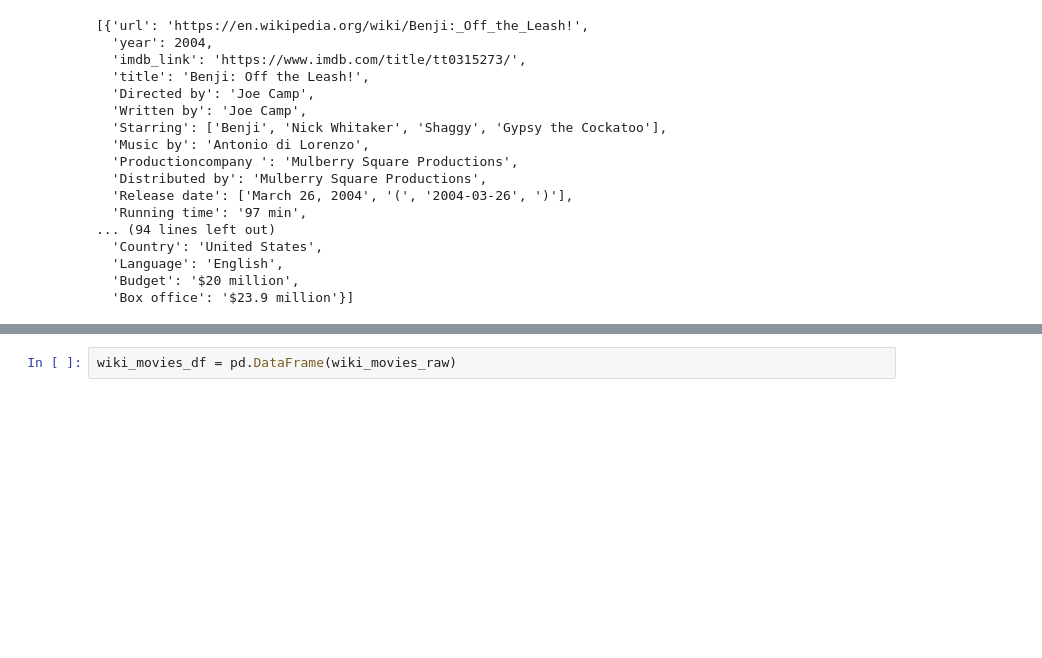
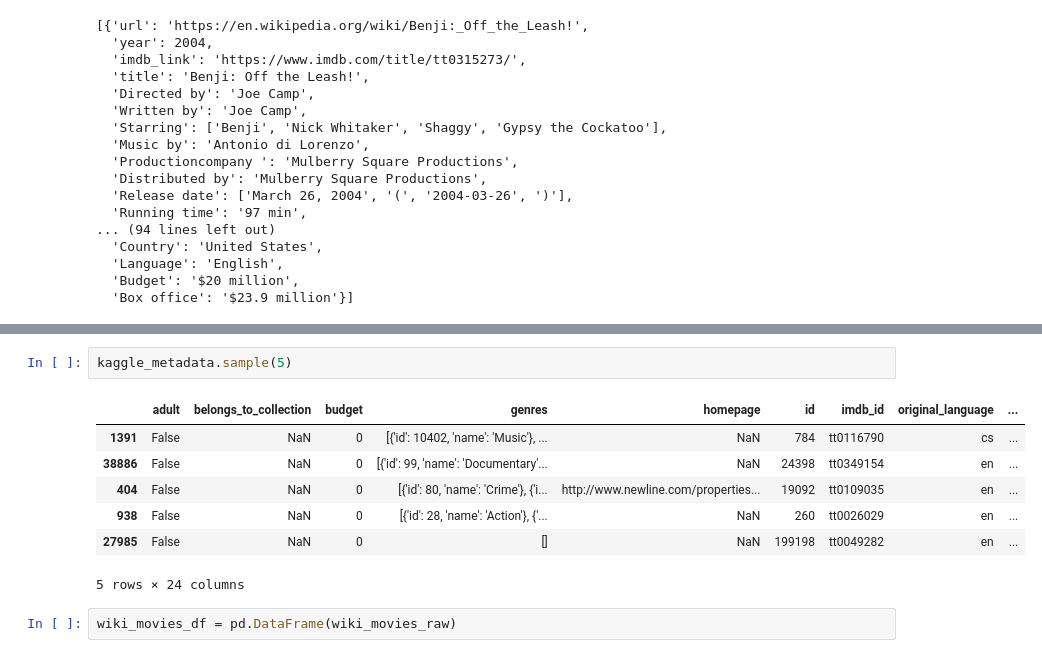
Before and after one commit to KimBro763/Movies-ETL, a Jupyter notebook: wikipedia_movies.ipynb, the cells around one changed output, grey strips where cells are left out. Cells and saved outputs as stored; diff of their text form; blank space fills up the shorter version.

```diff
--- a/wikipedia_movies.ipynb
+++ b/wikipedia_movies.ipynb
@@ -81,3 +92,13 @@ wiki_movies_raw[3600:3605]
+# %%
+kaggle_metadata.sample(5)
+# %% [output]
+|  | adult | belongs_to_collection | budget | genres | homepage | id | imdb_id | original_language | ... |
+| 1391 | False | NaN | 0 | [{'id': 10402, 'name': 'Music'}, ... | NaN | 784 | tt0116790 | cs | ... |
+| 38886 | False | NaN | 0 | [{'id': 99, 'name': 'Documentary'... | NaN | 24398 | tt0349154 | en | ... |
+| 404 | False | NaN | 0 | [{'id': 80, 'name': 'Crime'}, {'i... | http://www.newline.com/properties... | 19092 | tt0109035 | en | ... |
+| 938 | False | NaN | 0 | [{'id': 28, 'name': 'Action'}, {'... | NaN | 260 | tt0026029 | en | ... |
+| 27985 | False | NaN | 0 | [] | NaN | 199198 | tt0049282 | en | ... |
+5 rows × 24 columns
 # %%
 wiki_movies_df = pd.DataFrame(wiki_movies_raw)
 # %%
```
Also changed, not shown: parts of 60 cells of this notebook.
